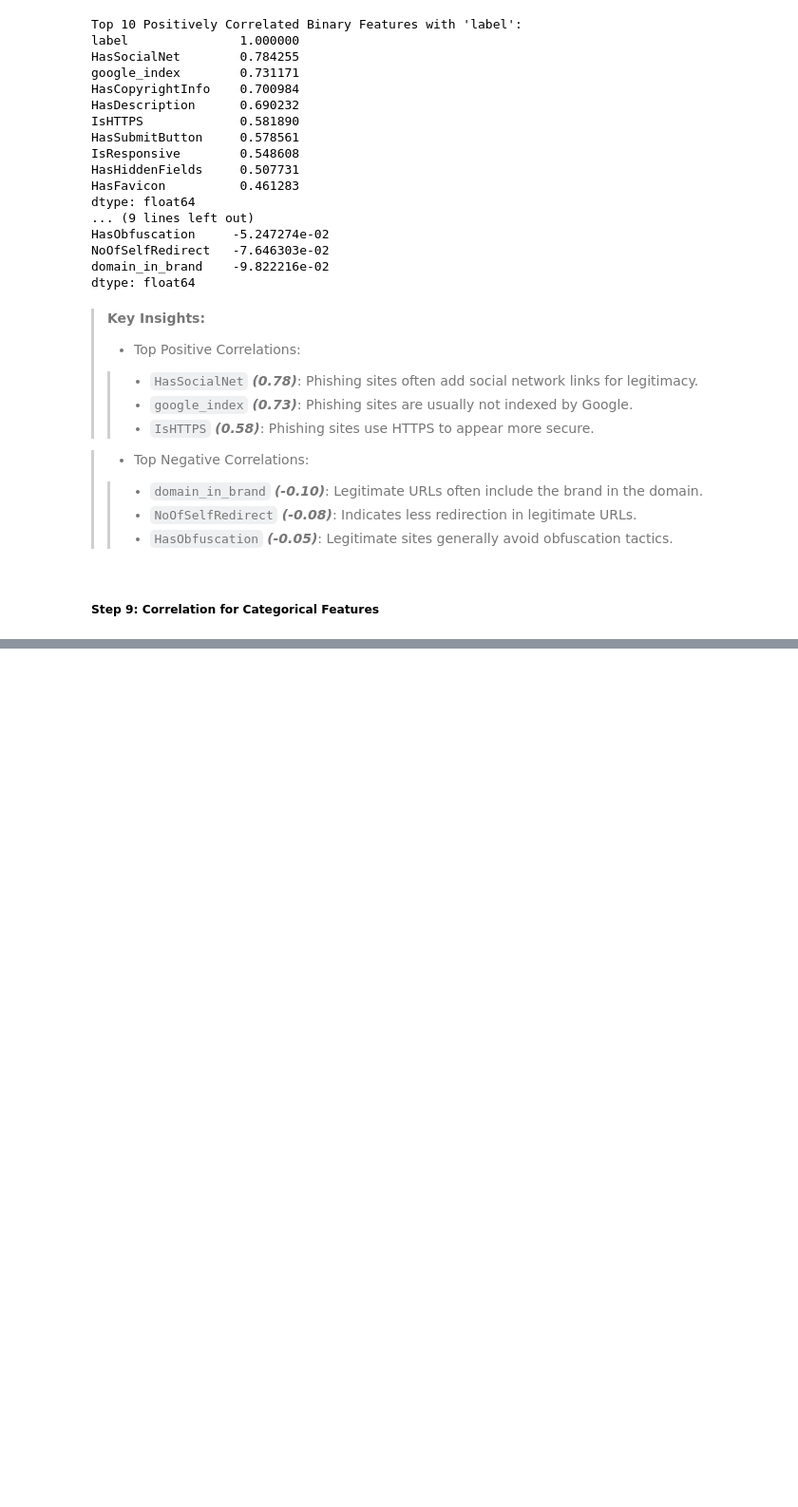
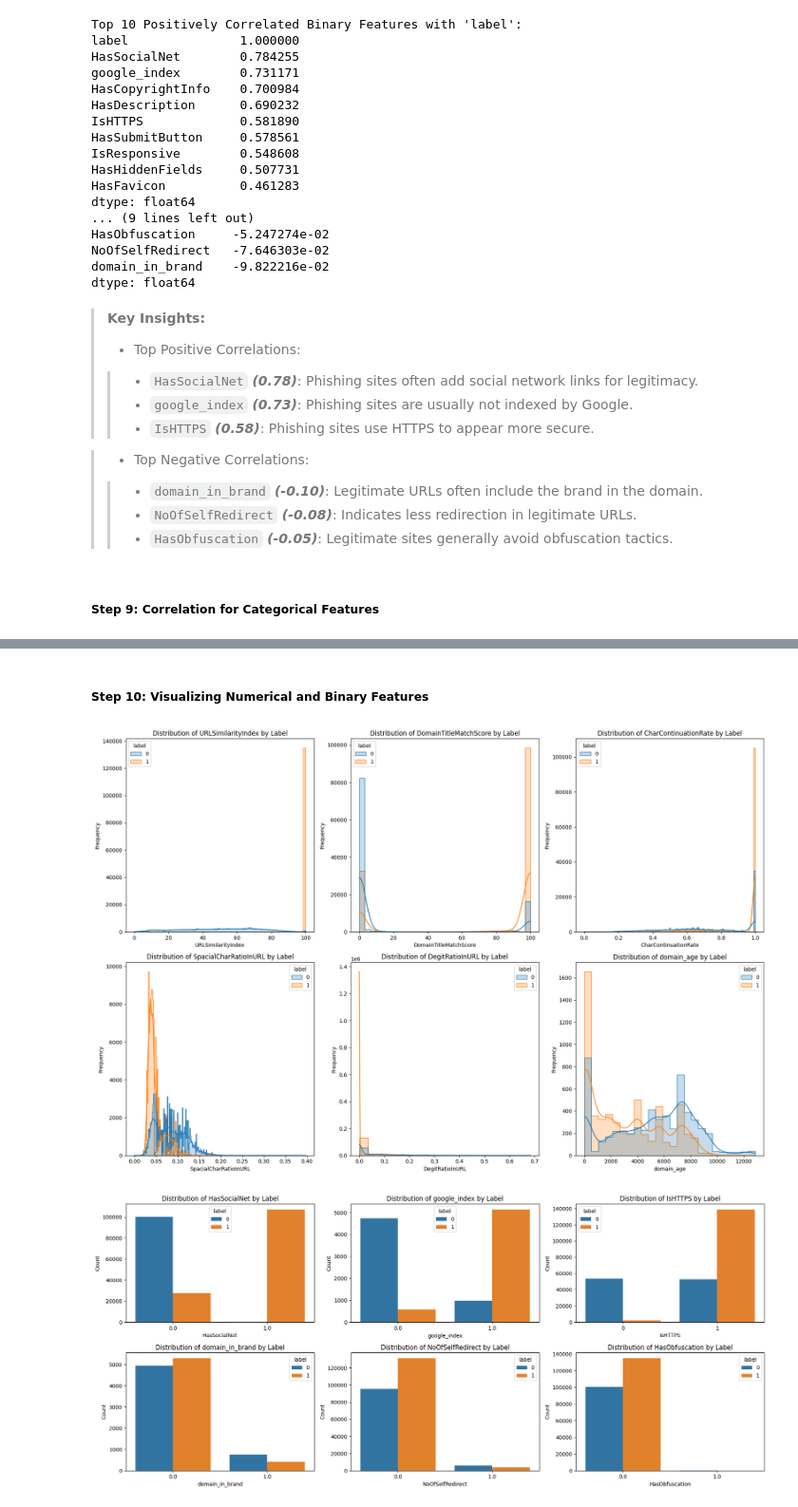
Before and after one commit to Waldea/Phishing-URL-Detection, a Jupyter notebook: cynthia.ipynb, the cells around one changed output, grey strips where cells are left out. Shown at 95% size. Drawn from its saved outputs; the diff is of its cells as text; code cells hidden in the pictures; blank space fills up the shorter version.

Commit message:
Visualizations & Feature Selection

```diff
--- a/cynthia.ipynb
+++ b/cynthia.ipynb
@@ -345,0 +328,37 @@ dtype: float64
+# %% [markdown]
+##### Step 10: Visualizing Numerical and Binary Features
+# %%
+import matplotlib.pyplot as plt
+import seaborn as sns
+
+# List of selected numerical and binary features for visualization
+numerical_features_to_plot = ['URLSimilarityIndex', 'DomainTitleMatchScore', 'CharContinuationRate',
+                              'SpacialCharRatioInURL', 'DegitRatioInURL', 'domain_age']
+binary_features_to_plot = ['HasSocialNet', 'google_index', 'IsHTTPS', 'domain_in_brand', 'NoOfSelfRedirect', 'HasObfuscation']
+
+# Plot numerical features
+plt.figure(figsize=(18, 12))
+for i, feature in enumerate(numerical_features_to_plot, 1):
+    plt.subplot(2, 3, i)
+    sns.histplot(data=df, x=feature, hue='label', kde=True, element="step")
+    plt.title(f'Distribution of {feature} by Label')
+    plt.xlabel(feature)
+    plt.ylabel('Frequency')
+
+plt.tight_layout()
+plt.show()
+
+# Plot binary features
+plt.figure(figsize=(18, 8))
+for i, feature in enumerate(binary_features_to_plot, 1):
+    plt.subplot(2, 3, i)
+    sns.countplot(data=df, x=feature, hue='label')
+    plt.title(f'Distribution of {feature} by Label')
+    plt.xlabel(feature)
+    plt.ylabel('Count')
+
+plt.tight_layout()
+plt.show()
+# %% [output]
+[figure, added]
+[figure, added]
```
Also changed, not shown: parts of 2 cells of this notebook.
